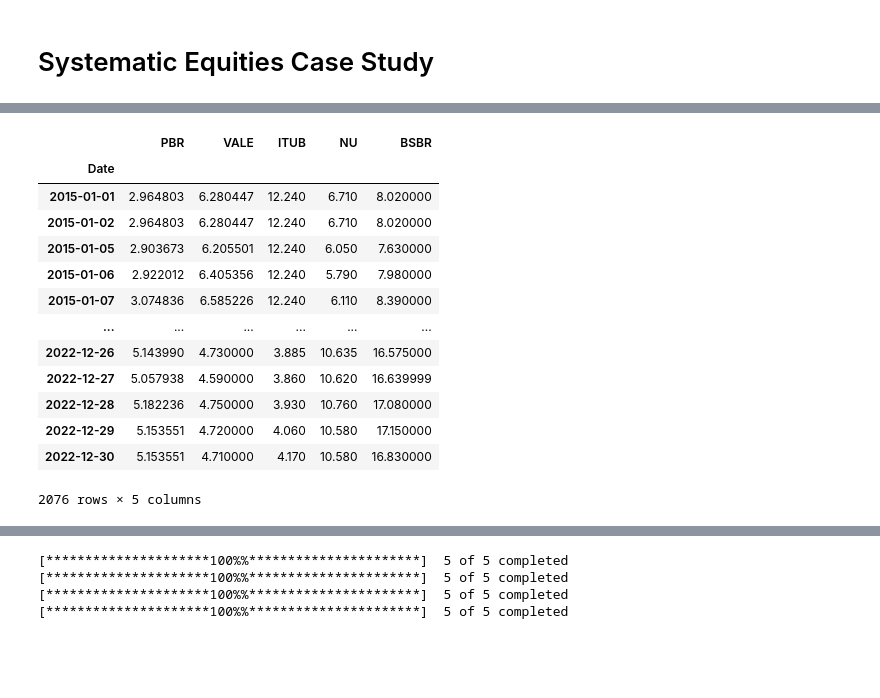
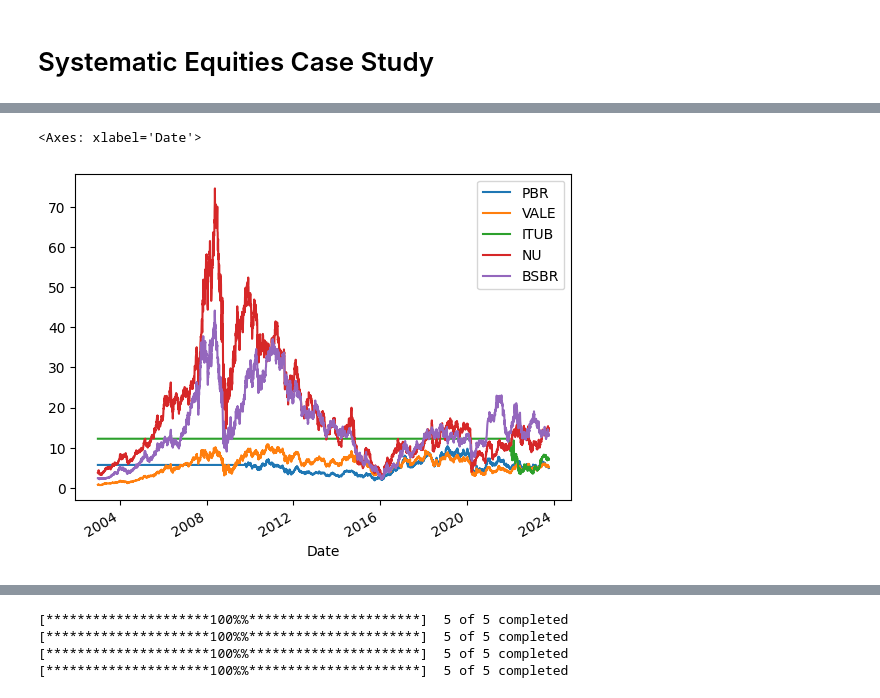
Before and after one commit to anaconda121/CTC, a Jupyter notebook: CTC_Systematic_Equities_Notebook.ipynb, the cells around one changed output, grey strips where cells are left out. Drawn from its saved outputs; the diff is of its cells as text; code cells hidden in the pictures; blank space fills up the shorter version.

```diff
--- a/CTC_Systematic_Equities_Notebook.ipynb
+++ b/CTC_Systematic_Equities_Notebook.ipynb
@@ -102,17 +106,5 @@ explore_data("PBR", "2015-01-01", "2023-01-01", "1mo")
 # %%
-data["BRA"]["Adj"]
+data["BRA"]["Adj Close"].plot()
 # %% [output]
-|  | PBR | VALE | ITUB | NU | BSBR |
-| Date |  |  |  |  |  |
-| 2015-01-01 | 2.964803 | 6.280447 | 12.240 | 6.710 | 8.020000 |
-| 2015-01-02 | 2.964803 | 6.280447 | 12.240 | 6.710 | 8.020000 |
-| 2015-01-05 | 2.903673 | 6.205501 | 12.240 | 6.050 | 7.630000 |
-| 2015-01-06 | 2.922012 | 6.405356 | 12.240 | 5.790 | 7.980000 |
-| 2015-01-07 | 3.074836 | 6.585226 | 12.240 | 6.110 | 8.390000 |
-| ... | ... | ... | ... | ... | ... |
-| 2022-12-26 | 5.143990 | 4.730000 | 3.885 | 10.635 | 16.575000 |
-| 2022-12-27 | 5.057938 | 4.590000 | 3.860 | 10.620 | 16.639999 |
-| 2022-12-28 | 5.182236 | 4.750000 | 3.930 | 10.760 | 17.080000 |
-| 2022-12-29 | 5.153551 | 4.720000 | 4.060 | 10.580 | 17.150000 |
-| 2022-12-30 | 5.153551 | 4.710000 | 4.170 | 10.580 | 16.830000 |
-2076 rows × 5 columns
+<Axes: xlabel='Date'>
+[figure, added]
```
Also changed, not shown: parts of 14 cells of this notebook.
